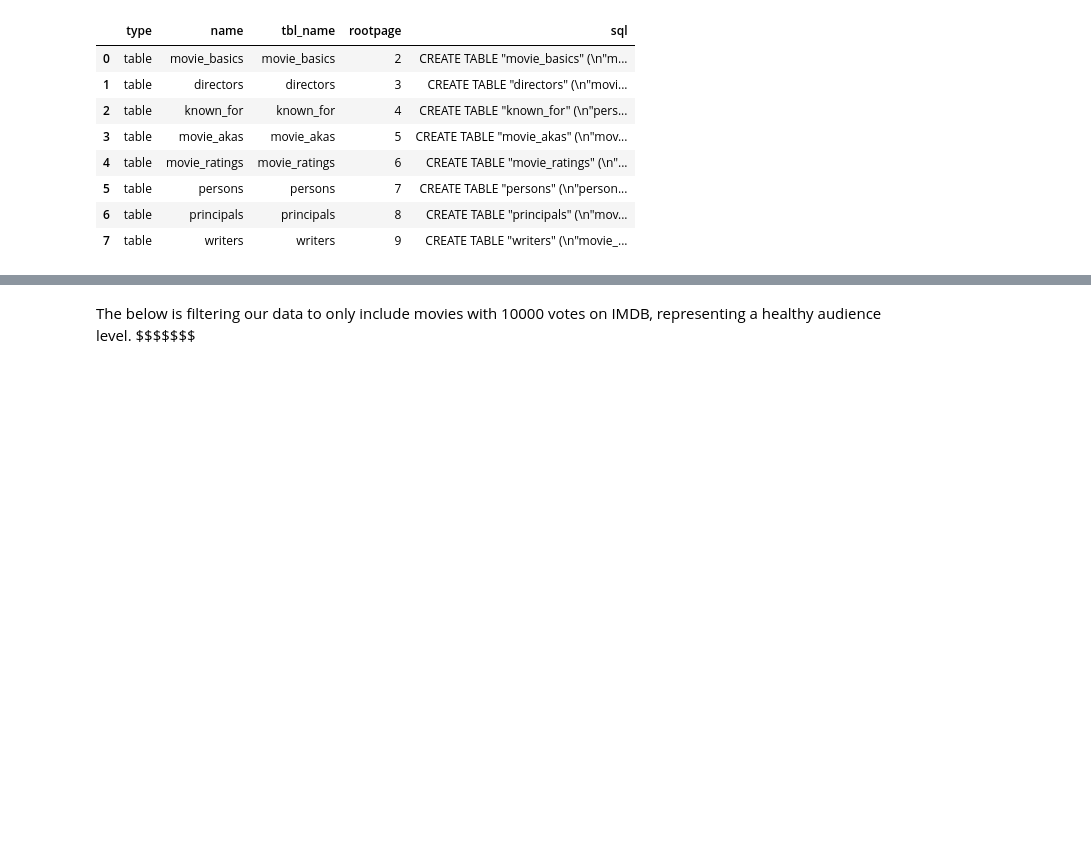
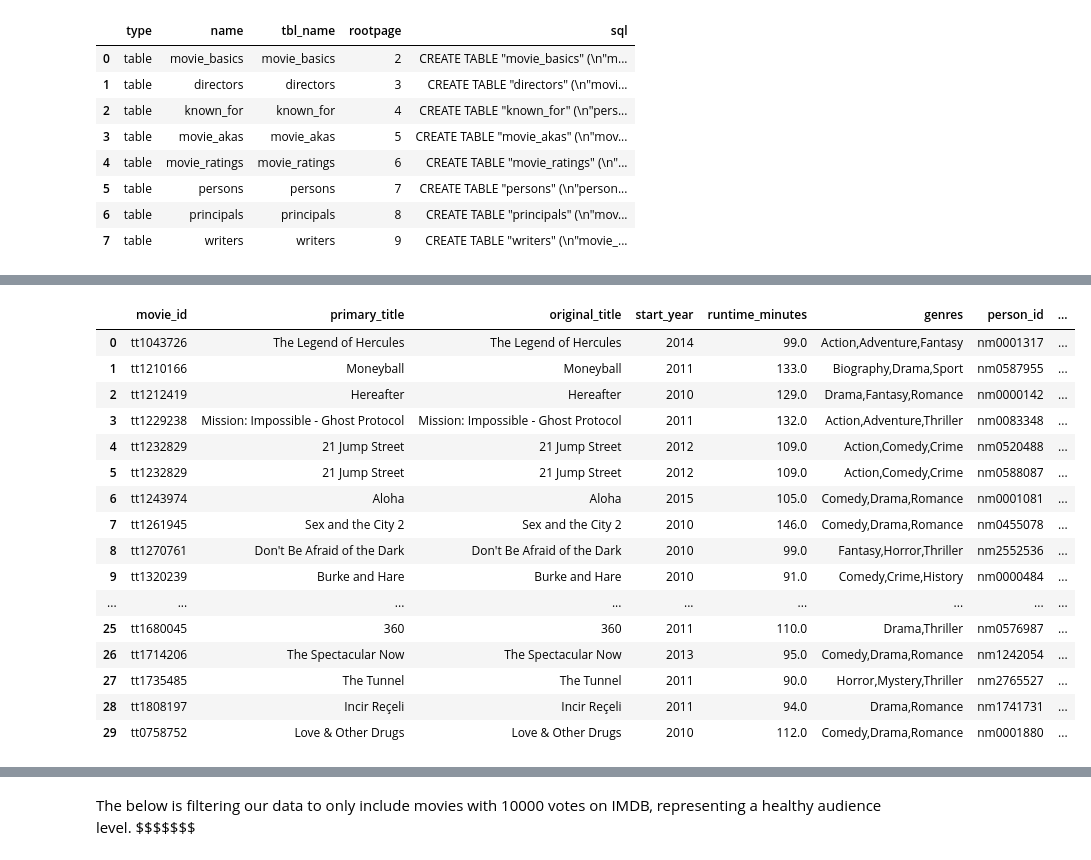
Before and after one commit to rbdaly16/Movie-Data-Analysis, a Jupyter notebook: Michael's Scratch Notebook.ipynb, the cells around one changed output, grey strips where cells are left out. Drawn from its saved outputs; the diff is of its cells as text; code cells hidden in the pictures; blank space fills up the shorter version.

```diff
--- a/Michael's Scratch Notebook.ipynb
+++ b/Michael's Scratch Notebook.ipynb
@@ -40,3 +40,19 @@ pd.read_sql(q, im_db_conn)
 | 5 | table | persons | persons | 7 | CREATE TABLE "persons" (\n"person... |
 | 6 | table | principals | principals | 8 | CREATE TABLE "principals" (\n"mov... |
 | 7 | table | writers | writers | 9 | CREATE TABLE "writers" (\n"movie_... |
+# %%
+q = """
+
+SELECT DISTINCT *
+FROM movie_basics
+LEFT JOIN directors
+    USING(movie_id)
+LEFT JOIN movie_ratings
+    USING(movie_id)
+LEFT JOIN persons
+    USING(person_id)
+WHERE numvotes > 9999 and averagerating != 'NaN'
+;
+"""
+
+cleaned_movies_df = pd.read_sql(q, im_db_conn)
@@ -42,0 +82,20 @@ pd.read_sql(q, im_db_conn)
+# %%
+cleaned_movies_df.head(30)
+# %% [output]
+|  | movie_id | primary_title | original_title | start_year | runtime_minutes | genres | person_id | ... |
+| 0 | tt1043726 | The Legend of Hercules | The Legend of Hercules | 2014 | 99.0 | Action,Adventure,Fantasy | nm0001317 | ... |
+| 1 | tt1210166 | Moneyball | Moneyball | 2011 | 133.0 | Biography,Drama,Sport | nm0587955 | ... |
+| 2 | tt1212419 | Hereafter | Hereafter | 2010 | 129.0 | Drama,Fantasy,Romance | nm0000142 | ... |
+| 3 | tt1229238 | Mission: Impossible - Ghost Protocol | Mission: Impossible - Ghost Protocol | 2011 | 132.0 | Action,Adventure,Thriller | nm0083348 | ... |
+| 4 | tt1232829 | 21 Jump Street | 21 Jump Street | 2012 | 109.0 | Action,Comedy,Crime | nm0520488 | ... |
+| 5 | tt1232829 | 21 Jump Street | 21 Jump Street | 2012 | 109.0 | Action,Comedy,Crime | nm0588087 | ... |
+| 6 | tt1243974 | Aloha | Aloha | 2015 | 105.0 | Comedy,Drama,Romance | nm0001081 | ... |
+| 7 | tt1261945 | Sex and the City 2 | Sex and the City 2 | 2010 | 146.0 | Comedy,Drama,Romance | nm0455078 | ... |
+| 8 | tt1270761 | Don't Be Afraid of the Dark | Don't Be Afraid of the Dark | 2010 | 99.0 | Fantasy,Horror,Thriller | nm2552536 | ... |
+| 9 | tt1320239 | Burke and Hare | Burke and Hare | 2010 | 91.0 | Comedy,Crime,History | nm0000484 | ... |
+| ... | ... | ... | ... | ... | ... | ... | ... | ... |
+| 25 | tt1680045 | 360 | 360 | 2011 | 110.0 | Drama,Thriller | nm0576987 | ... |
+| 26 | tt1714206 | The Spectacular Now | The Spectacular Now | 2013 | 95.0 | Comedy,Drama,Romance | nm1242054 | ... |
+| 27 | tt1735485 | The Tunnel | The Tunnel | 2011 | 90.0 | Horror,Mystery,Thriller | nm2765527 | ... |
+| 28 | tt1808197 | Incir Reçeli | Incir Reçeli | 2011 | 94.0 | Drama,Romance | nm1741731 | ... |
+| 29 | tt0758752 | Love & Other Drugs | Love & Other Drugs | 2010 | 112.0 | Comedy,Drama,Romance | nm0001880 | ... |
```
Also changed, not shown: parts of 99 cells of this notebook, 9 other files.
